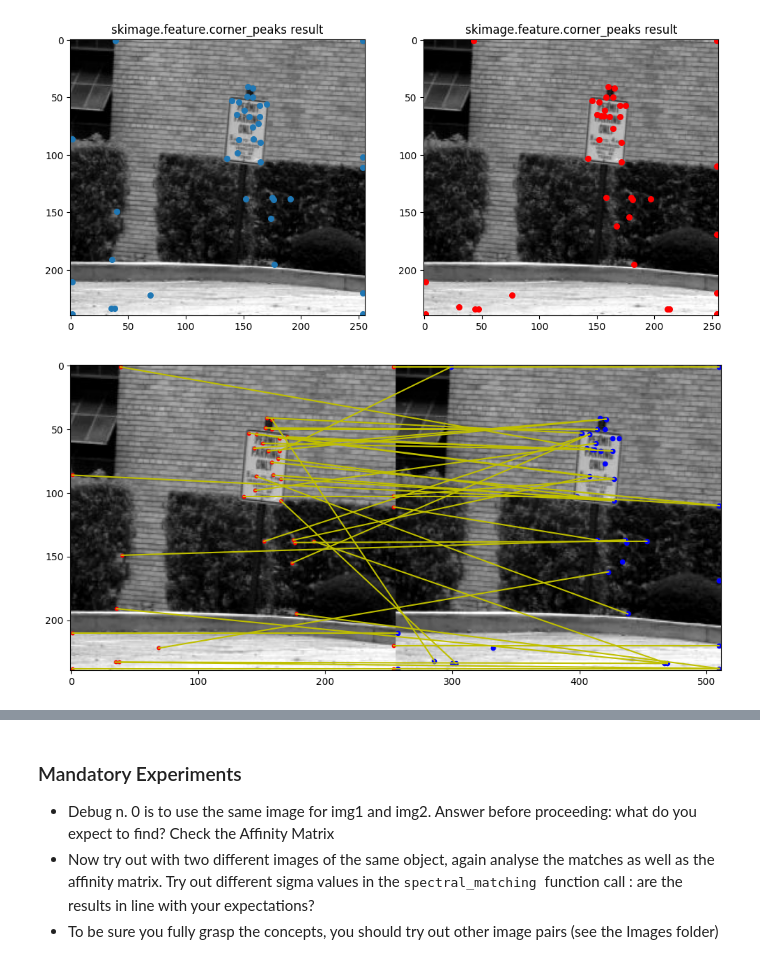
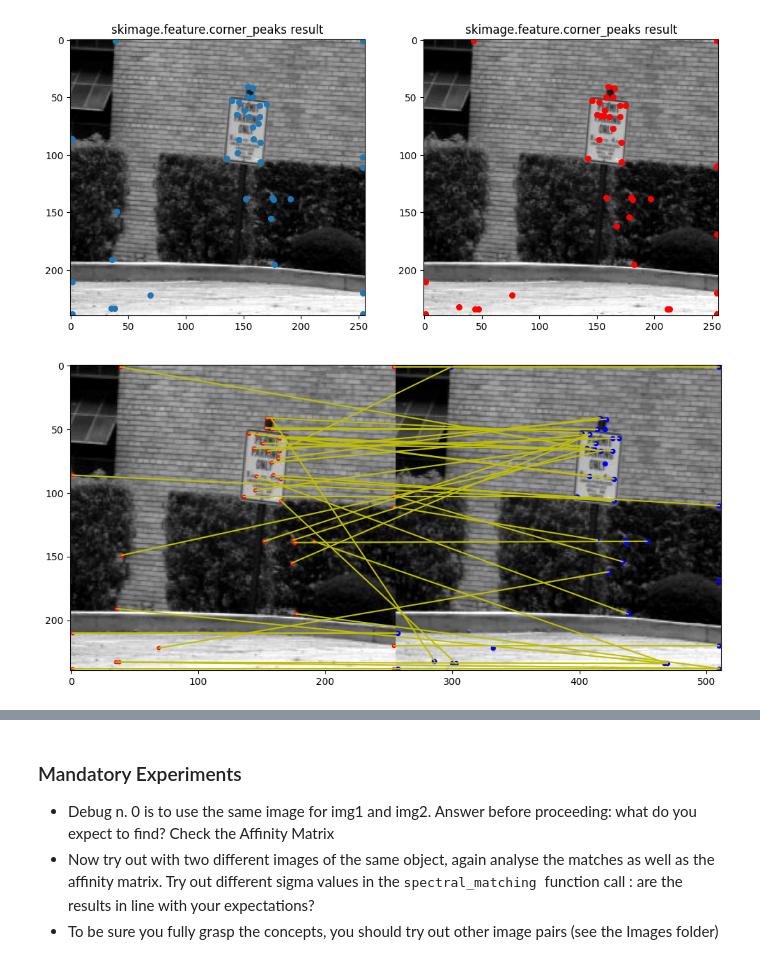
Before and after one commit to girofex/Computational-Vision-laboratories, a Jupyter notebook: 3_Lab_Matching/feature_matching_sketch.ipynb, the cells around one changed output, grey strips where cells are left out. Cells and saved outputs as stored; diff of their text form; code cells hidden in the pictures.

```diff
--- a/3_Lab_Matching/feature_matching_sketch.ipynb
+++ b/3_Lab_Matching/feature_matching_sketch.ipynb
@@ -57,7 +55,7 @@ def patch_descriptor(I, corner_pos, size_w):
 
         r = corner_pos[i,0]+hw # adjust the row of each corner considering the padding
         c = corner_pos[i,1]+hw # do the same for the column
-        tmp = I_ext[ .... FILL HERE .... ] # estract the patch
+        tmp = I_ext[r-hw:r+hw+1, c-hw:c+hw+1] # estract the patch
         patches[i,:] = tmp.flatten() #flatten the patch and save it in the patches list
 
     return patches
@@ -84,12 +82,12 @@ def spectral_matching(patches1, patches2,corner_pos1,corner_pos2,sigma, alpha):
   # alpha: A weighting factor to balance the importance of position and appearance in the matching process.
 
     # evaluate the distance between patches
-    D = spatial.distance.cdist( FILL HERE , metric='euclidean')
+    D = spatial.distance.cdist(patches1, patches2, metric='euclidean')
     # evaluate the distance between corners
     D_pos = spatial.distance.cdist(corner_pos1,corner_pos2, metric='euclidean')
     # compute the affinity matrix using the exponent formulation
     E1 = np.exp(-D_pos//(2*sigma*sigma)) #position
-    E2 =  FILL HERE  #patches
+    E2 = np.exp(-D//(2*sigma*sigma))  #patches
     # by appropriate choices of alpha you may give more or less importance to the two components
     E = 0.5*(alpha*E1+(1-alpha)*E2)
 
@@ -125,13 +123,13 @@ def show_match(match,corner_pos1,corner_pos2,img1, img2):
 We start with a simple image pair. We first load them and visualize them
 # %%
 # LOAD IMAGES
-RGBimg1 = io.imread('/content/drive/MyDrive/CV_LABS/lab_Matching/lab/solution/images/shrub_L.jpg')
+RGBimg1 = io.imread('./images/shrub_L.jpg')
 if (len(RGBimg1.shape) == 3):
     img1 = img_as_float(color.rgb2gray(RGBimg1))
 else:
     img1 = img_as_float(RGBimg1)
 
-RGBimg2 = io.imread('/content/drive/MyDrive/CV_LABS/lab_Matching/lab/solution/images/shrub_R.jpg')
+RGBimg2 = io.imread('./images/shrub_R.jpg')
 if (len(RGBimg2.shape) == 3):
     img2 = img_as_float(color.rgb2gray(RGBimg2))
 else:
@@ -177,10 +175,10 @@ patches2 = patch_descriptor(img2, corners2, 25)
 # %%
 # FEATURE MATCHING
 plt.figure(figsize=(12,6))
 E,match = spectral_matching(patches1, patches2, corners1, corners2,0.9,0.2)
-match_euclidean = show_match(FILL HERE)
+match_euclidean = show_match(match, corners1, corners2, RGBimg1, RGBimg2)
 # %% [output]
-[figure, old version]
+[figure, new version]
 # %%
 # LET US ALSO HAVE A LOOK AT THE AFFINITY MATRIX
 plt.imshow(E)
```
Also changed, not shown: parts of 5 cells of this notebook.
